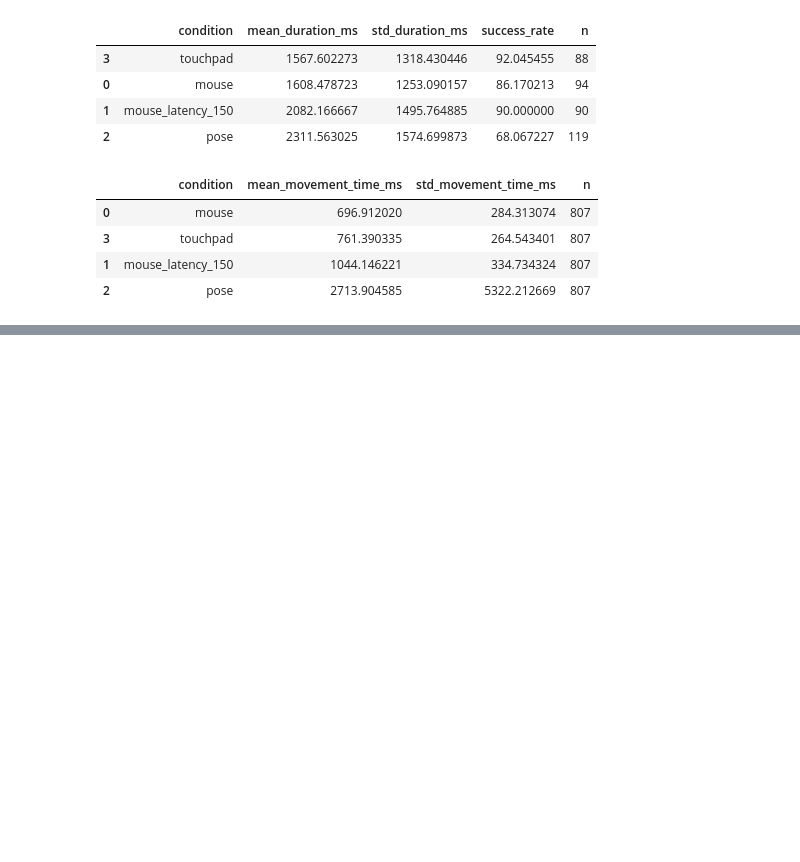
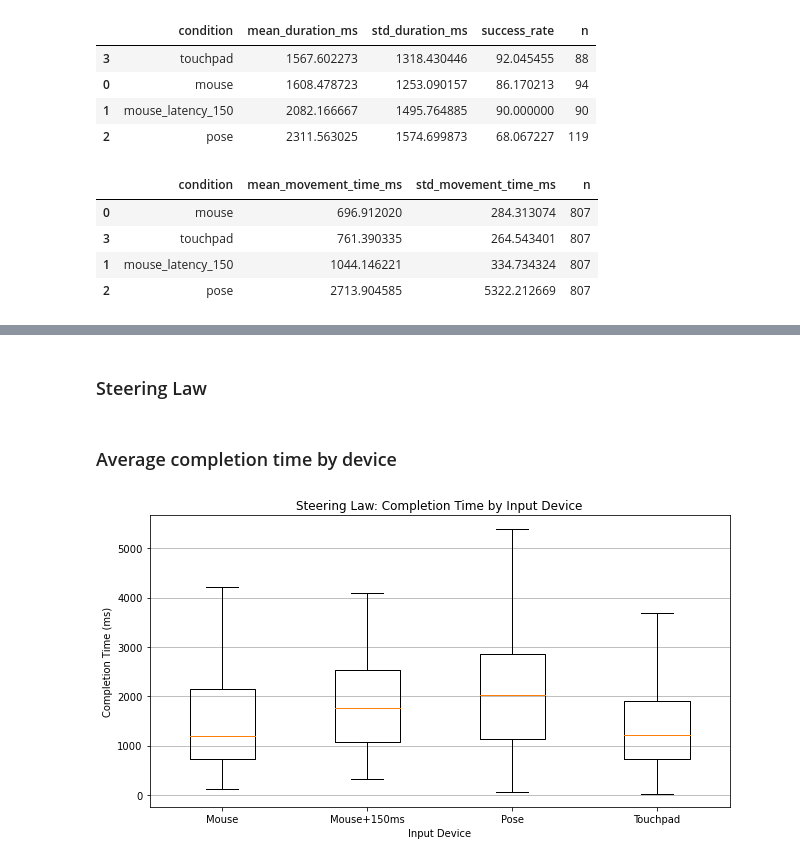
Before and after one commit to ITT-26/assignment-07-pointing-max-thu, a Jupyter notebook: task_5/analysis.ipynb, the cells around one changed output, grey strips where cells are left out. Saved outputs shown, nothing was run; the diff lists cells and outputs as text; code cells hidden in the pictures; blank space fills up the shorter version.

```diff
--- a/task_5/analysis.ipynb
+++ b/task_5/analysis.ipynb
@@ -127,0 +273,27 @@ fitts_summary
+# %% [markdown]
+### Steering Law
+# %% [markdown]
+### Average completion time by device
+# %%
+fig, ax = plt.subplots(figsize=(9,5))
+
+ax.boxplot(
+    [
+        steering_data.loc[steering_data["condition"]=="mouse","duration"].dropna(),
+        steering_data.loc[steering_data["condition"]=="mouse_latency_150","duration"].dropna(),
+        steering_data.loc[steering_data["condition"]=="pose","duration"].dropna(),
+        steering_data.loc[steering_data["condition"]=="touchpad","duration"].dropna(),
+    ],
+    labels=["Mouse","Mouse+150ms","Pose","Touchpad"],
+    showfliers=False
+)
+
+ax.set_ylabel("Completion Time (ms)")
+ax.set_xlabel("Input Device")
+ax.set_title("Steering Law: Completion Time by Input Device")
+ax.grid(axis="y")
+
+plt.tight_layout()
+plt.show()
+# %% [output]
+[figure, added]
```
Also changed, not shown: parts of 27 cells of this notebook.
